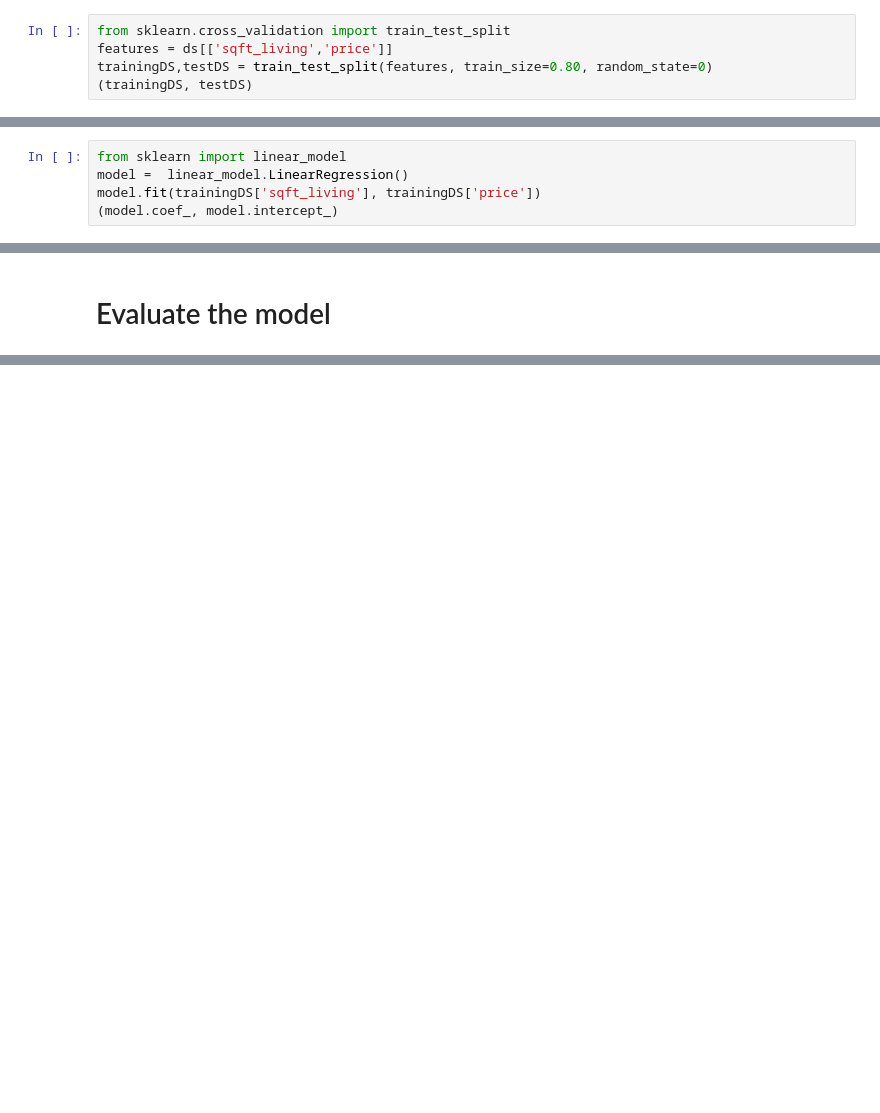
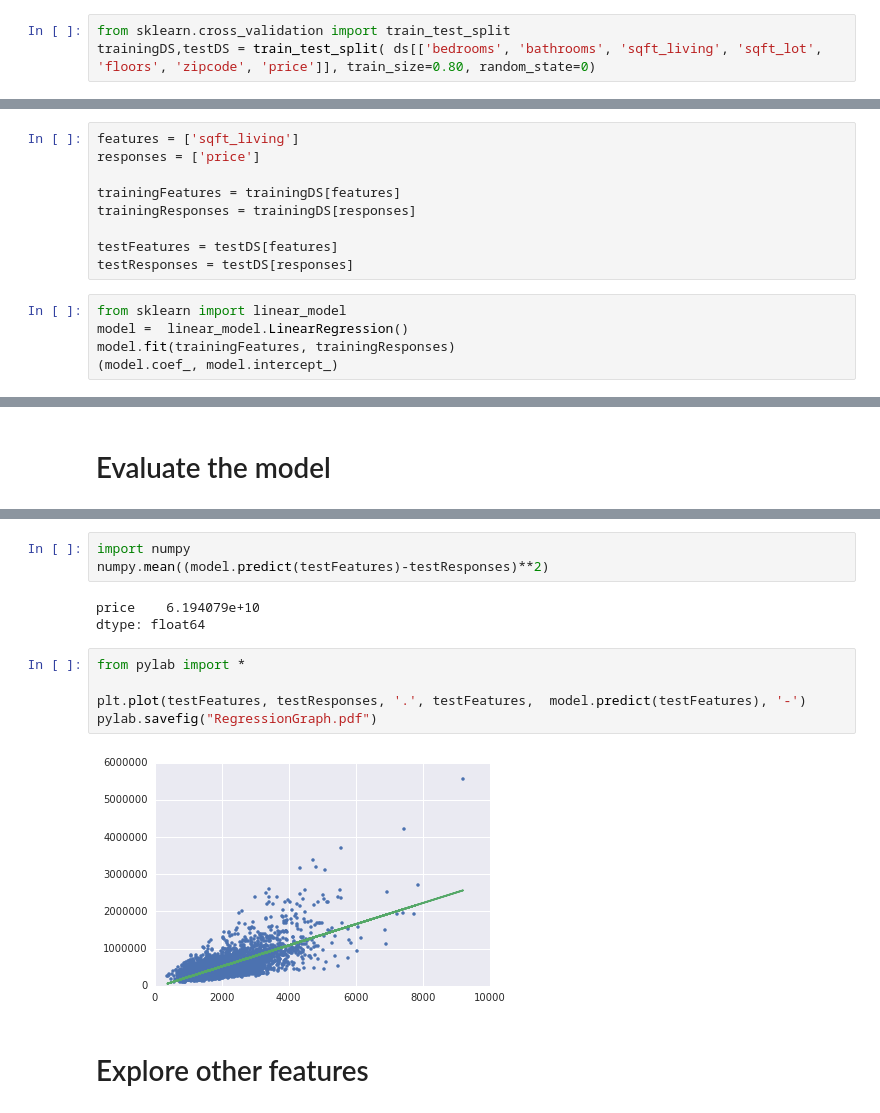
Before and after one commit to MaximeGaudin/Coursera-Machine-Learning-Foundation, a Jupyter notebook: Week2 - Regression/Predicting House Prices.ipynb, the cells around one changed output, grey strips where cells are left out. Cells and saved outputs as stored; diff of their text form; blank space fills up the shorter version.

```diff
--- a/Week2 - Regression/Predicting House Prices.ipynb
+++ b/Week2 - Regression/Predicting House Prices.ipynb
@@ -39,6 +45,4 @@ seaborn.pairplot(ds,x_vars='sqft_living', y_vars='price',size=15, kind='reg')
 # Creating a regression model of sqftLivig to Price
 # %%
 from sklearn.cross_validation import train_test_split
-features = ds[['sqft_living','price']]
-trainingDS,testDS = train_test_split(features, train_size=0.80, random_state=0)
-(trainingDS, testDS)
+trainingDS,testDS = train_test_split( ds[['bedrooms', 'bathrooms', 'sqft_living', 'sqft_lot', 'floors', 'zipcode', 'price']], train_size=0.80, random_state=0)
@@ -63,6 +49,15 @@ trainingDS,testDS = train_test_split(features, train_size=0.80, random_state=0)
+# %%
+features = ['sqft_living']
+responses = ['price']
+
+trainingFeatures = trainingDS[features]
+trainingResponses = trainingDS[responses]
+
+testFeatures = testDS[features]
+testResponses = testDS[responses]
 # %%
 from sklearn import linear_model
 model =  linear_model.LinearRegression()
-model.fit(trainingDS['sqft_living'], trainingDS['price'])
+model.fit(trainingFeatures, trainingResponses)
 (model.coef_, model.intercept_)
 # %% [output]
@@ -116,0 +94,15 @@ plt.show()
+# %%
+import numpy
+numpy.mean((model.predict(testFeatures)-testResponses)**2)
+# %% [output]
+price    6.194079e+10
+dtype: float64
+# %%
+from pylab import *
+
+plt.plot(testFeatures, testResponses, '.', testFeatures,  model.predict(testFeatures), '-')
+pylab.savefig("RegressionGraph.pdf")
+# %% [output]
+[figure, added]
+# %% [markdown]
+# Explore other features
```
Also changed, not shown: parts of 13 cells of this notebook, 6 other files.
